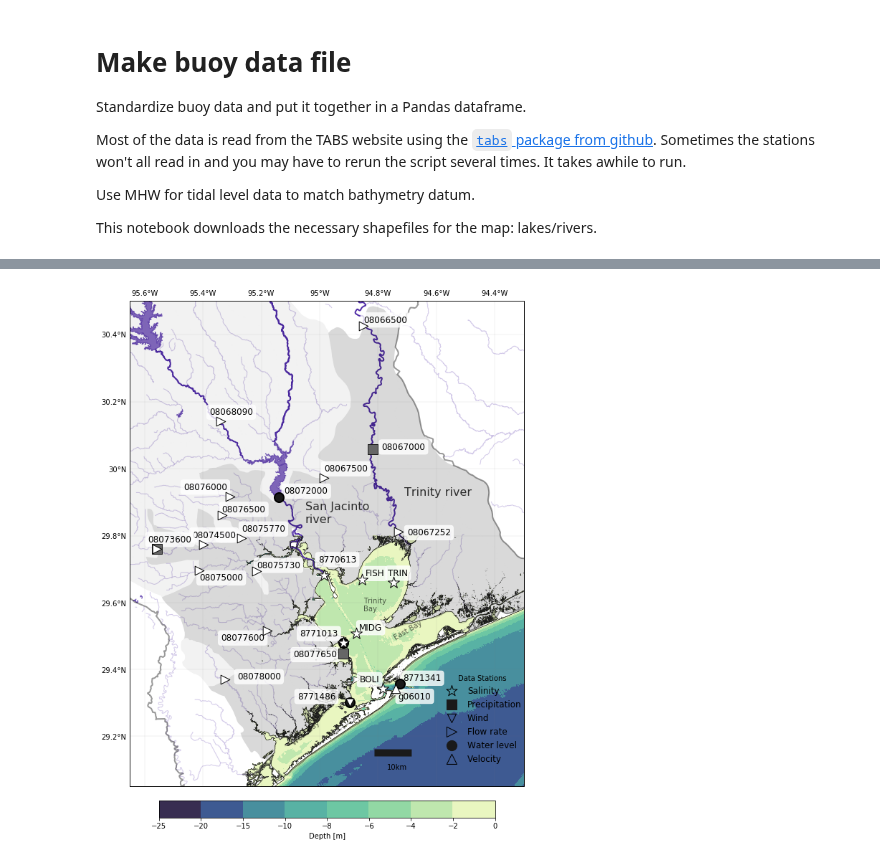
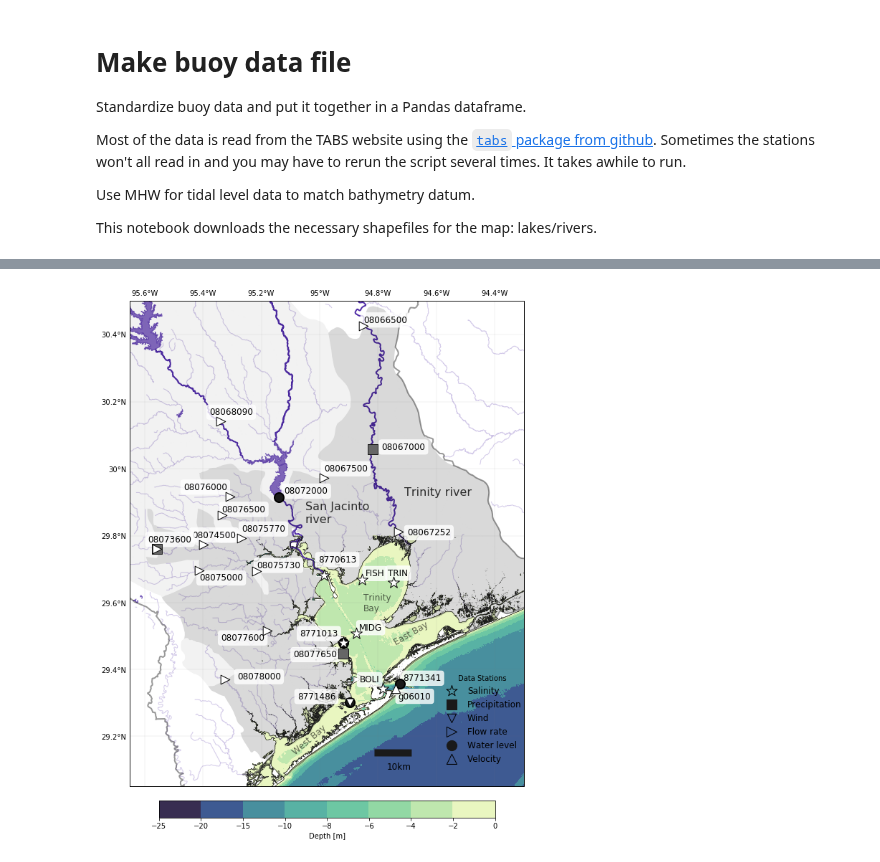
Before and after one commit to kthyng/harvey_inflow, a Jupyter notebook: notebooks/1a_gather_data_stations.ipynb, the cells around one changed output, grey strips where cells are left out. Cells and saved outputs as stored; diff of their text form; code cells hidden in the pictures.

Commit message:
updated plots a little

```diff
--- a/notebooks/1a_gather_data_stations.ipynb
+++ b/notebooks/1a_gather_data_stations.ipynb
@@ -287,35 +287,35 @@ try:
 except:
     lonsh, latsh = 0.01, 0.01
 llsh = buoys[buoy]['ll'][0] + lonsh, buoys[buoy]['ll'][1] + latsh
 ax.text(llsh[0], llsh[1], buoy, transform=pc, fontsize=buoyfont, color=buoytextcolor, bbox=props)
 
 # add labels
 ax.text(-94.71, 29.92, 'Trinity river', fontsize=16, transform=pc, alpha=0.8)
 ax.text(-95.05, 29.84, 'San Jacinto\nriver', fontsize=16, transform=pc, alpha=0.8)
-ax.text(-94.85, 29.575, 'Trinity\nBay', transform=pc, alpha=0.6)
-ax.text(-94.75, 29.55, 'East Bay', transform=pc, alpha=0.6, rotation=30, horizontalalignment='left', verticalalignment='top')
-ax.text(-95.1, 29.25, 'West Bay', transform=pc, alpha=0.6, rotation=40, horizontalalignment='left', verticalalignment='top')
+ax.text(-94.85, 29.575, 'Trinity\nBay', fontsize=12, transform=pc, alpha=0.6)
+ax.text(-94.75, 29.55, 'East Bay', fontsize=12, transform=pc, alpha=0.6, rotation=30, horizontalalignment='left', verticalalignment='top')
+ax.text(-95.1, 29.24, 'West Bay', fontsize=12, transform=pc, alpha=0.6, rotation=40, horizontalalignment='left', verticalalignment='top')
 
 # Distance key
 llon, llat = -94.8, 29.15
 eqproj = cartopy.crs.AzimuthalEquidistant(central_longitude=-95, central_latitude=30)
 lx, ly = eqproj.transform_point(llon, llat, pc)  # convert to projection
 ax.plot([lx, lx+10e3], [ly, ly], lw=10, transform=eqproj, color='0.1')
-ax.text(llon+0.03, llat-0.05, '10km', transform=pc)
+ax.text(llon+0.03, llat-0.05, '10km', transform=pc, fontsize=12)
 
 # Add legend
 ax2 = fig.add_axes([0.675, 0.2, 0.13, 0.3], frameon=False)
 ax2.scatter([], [], c='none', linewidths=1, s=250, marker='*', edgecolors='k', label='Salinity')
 ax2.scatter([], [], c='0.1', s=200, marker='s', label='Precipitation')
 ax2.scatter([], [], c='none', edgecolors='k', linewidths=1, s=150, marker='v', label='Wind')
 ax2.scatter([], [], c='none', edgecolors='k', linewidths=1, s=200, marker='>', label='Flow rate')
 ax2.scatter([], [], c='0.1', s=200, marker='o', label='Water level')
 ax2.scatter([], [], c='none', edgecolors='k', linewidths=1, s=200, marker='^', label='Velocity', alpha=1)
 
 ax2.legend(scatterpoints=1, frameon=False, title='Data Stations', loc='lower right', fontsize=buoyfont)
 ax2.set_axis_off()
 
 fig.savefig('../figures/map.png', bbox_inches='tight', dpi=300)
 fig.savefig('../figures/map_lowres.png', bbox_inches='tight')
 # %% [output]
-[figure, old version]
+[figure, new version]
```
Also changed, not shown: parts of 1 cell of this notebook.
